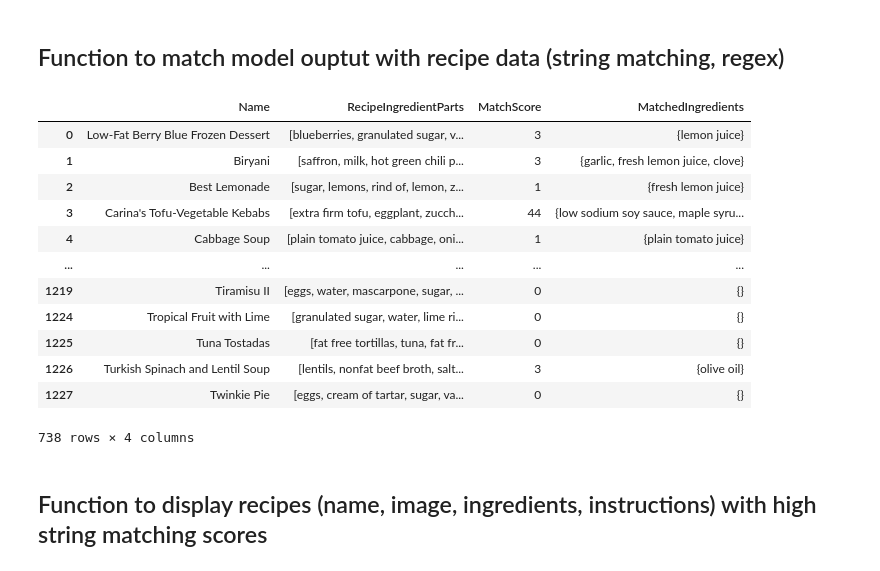
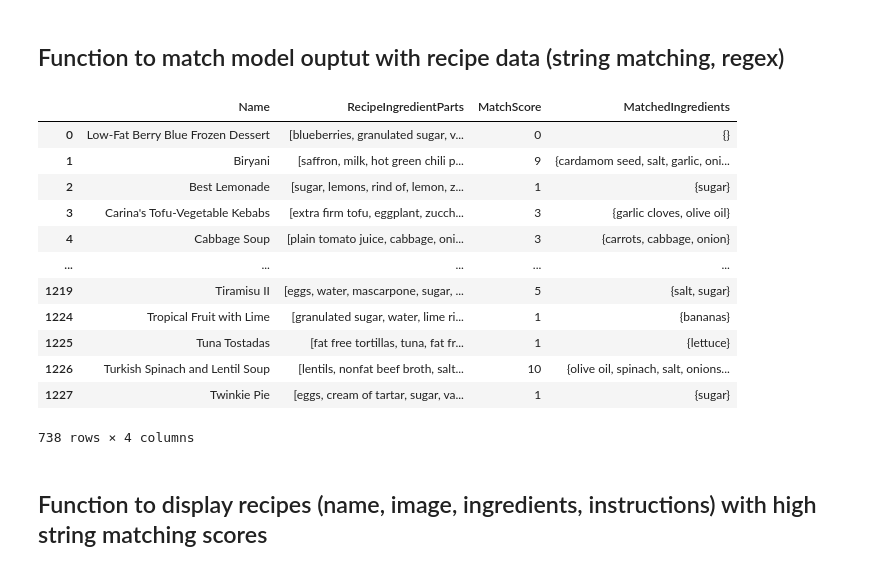
Before and after one commit to milenapetrov/SnapAndSnack, a Jupyter notebook: data/processing/string_matching.ipynb, the cells around one changed output. Cells and saved outputs as stored; diff of their text form; code cells hidden in the pictures.

```diff
--- a/data/processing/string_matching.ipynb
+++ b/data/processing/string_matching.ipynb
@@ -117,7 +226,7 @@ synonym_dict = {
 # %% [markdown]
 ## Function to match model ouptut with recipe data (string matching, regex)
 # %%
-
+"""
 # Matching ingredients, output match score and matched ingredients
 def match_ingredients(recipe_ingredients, classified_ingredients, synonym_dict):
     match_score = 0
@@ -133,45 +242,71 @@ def match_ingredients(recipe_ingredients, classified_ingredients, synonym_dict):
     for ingredient in classified_ingredients:
         matches = process.extract(ingredient, recipe_ingredients, limit=3)
         for match in matches:
             if match[1] > 80:  # Threshold
                 match_score += 1
                 matched_ingredients.add(match[0])
 
     # Synonym handling
     # for ingredient in classified_ingredients:
     #     if ingredient in synonym_dict:
     #         synonym = synonym_dict[ingredient]
     #         if synonym in recipe_ingredients:
     #             match_score += 1
     #             matched_ingredients.add(synonym)
 
     # Set-based matching
     classified_set = set(classified_ingredients)
     recipe_set = set(recipe_ingredients)
     match_score += len(classified_set & recipe_set)
 
     return match_score, matched_ingredients
+"""
+
+def match_ingredients(recipe_ingredients, classified_ingredients, synonym_dict):
+    match_score = 0
+    matched_ingredients = set()
+
+    # Expand classified ingredients with synonyms
+    expanded_classified = set(classified_ingredients)
+    for ingredient in classified_ingredients:
+        synonyms = synonym_dict.get(ingredient, [])
+        if isinstance(synonyms, list):
+            expanded_classified.update(synonyms)
+        else:
+            expanded_classified.add(synonyms)
+
+    # Exact and fuzzy matching
+    for ingredient in expanded_classified:
+        if ingredient in recipe_ingredients:
+            match_score += 1
+            matched_ingredients.add(ingredient)
+        else:
+            matches = process.extract(ingredient, recipe_ingredients, limit=1)
+            if matches and matches[0][1] > 80:
+                match_score += 1
+                matched_ingredients.add(matches[0][0])
+
+    return match_score, matched_ingredients
 
 # Apply matching df
 clean_recipe_df.loc[:, 'MatchScore'] = clean_recipe_df['RecipeIngredientParts'].apply(lambda x: match_ingredients(x, classified_ingredients, synonym_dict)[0])
 clean_recipe_df.loc[:, 'MatchedIngredients'] = clean_recipe_df['RecipeIngredientParts'].apply(lambda x: match_ingredients(x, classified_ingredients, synonym_dict)[1])
 
-
 # match scores
 display(clean_recipe_df[['Name', 'RecipeIngredientParts', 'MatchScore', 'MatchedIngredients']])
 # %% [output]
 |  | Name | RecipeIngredientParts | MatchScore | MatchedIngredients |
-| 0 | Low-Fat Berry Blue Frozen Dessert | [blueberries, granulated sugar, v... | 3 | {lemon juice} |
-| 1 | Biryani | [saffron, milk, hot green chili p... | 3 | {garlic, fresh lemon juice, clove} |
-| 2 | Best Lemonade | [sugar, lemons, rind of, lemon, z... | 1 | {fresh lemon juice} |
-| 3 | Carina's Tofu-Vegetable Kebabs | [extra firm tofu, eggplant, zucch... | 44 | {low sodium soy sauce, maple syru... |
-| 4 | Cabbage Soup | [plain tomato juice, cabbage, oni... | 1 | {plain tomato juice} |
+| 0 | Low-Fat Berry Blue Frozen Dessert | [blueberries, granulated sugar, v... | 0 | {} |
+| 1 | Biryani | [saffron, milk, hot green chili p... | 9 | {cardamom seed, salt, garlic, oni... |
+| 2 | Best Lemonade | [sugar, lemons, rind of, lemon, z... | 1 | {sugar} |
+| 3 | Carina's Tofu-Vegetable Kebabs | [extra firm tofu, eggplant, zucch... | 3 | {garlic cloves, olive oil} |
+| 4 | Cabbage Soup | [plain tomato juice, cabbage, oni... | 3 | {carrots, cabbage, onion} |
 | ... | ... | ... | ... | ... |
-| 1219 | Tiramisu II | [eggs, water, mascarpone, sugar, ... | 0 | {} |
-| 1224 | Tropical Fruit with Lime | [granulated sugar, water, lime ri... | 0 | {} |
-| 1225 | Tuna Tostadas | [fat free tortillas, tuna, fat fr... | 0 | {} |
-| 1226 | Turkish Spinach and Lentil Soup | [lentils, nonfat beef broth, salt... | 3 | {olive oil} |
-| 1227 | Twinkie Pie | [eggs, cream of tartar, sugar, va... | 0 | {} |
+| 1219 | Tiramisu II | [eggs, water, mascarpone, sugar, ... | 5 | {salt, sugar} |
+| 1224 | Tropical Fruit with Lime | [granulated sugar, water, lime ri... | 1 | {bananas} |
+| 1225 | Tuna Tostadas | [fat free tortillas, tuna, fat fr... | 1 | {lettuce} |
+| 1226 | Turkish Spinach and Lentil Soup | [lentils, nonfat beef broth, salt... | 10 | {olive oil, spinach, salt, onions... |
+| 1227 | Twinkie Pie | [eggs, cream of tartar, sugar, va... | 1 | {sugar} |
 738 rows × 4 columns
 # %% [markdown]
 ## Function to display recipes (name, image, ingredients, instructions) with high string matching scores
```
Also changed, not shown: parts of 4 cells of this notebook, 5 other files.
